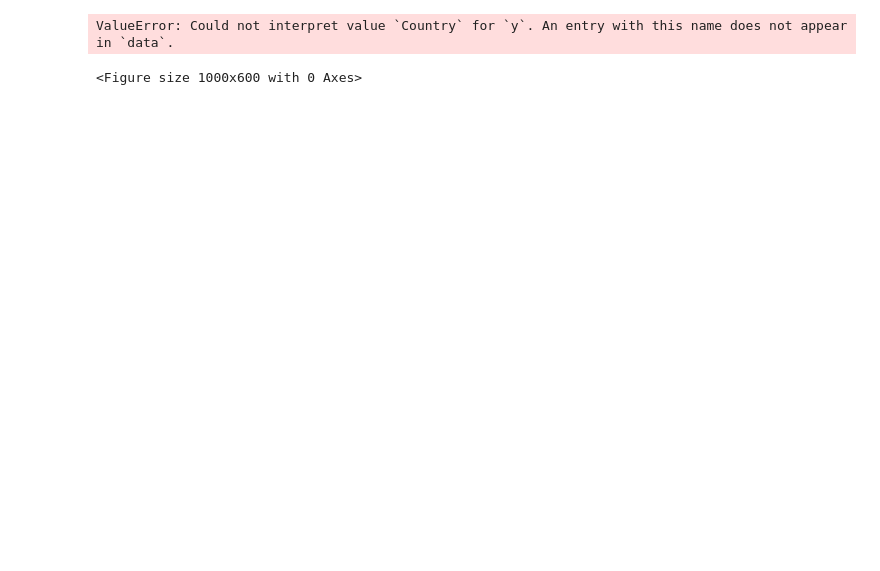
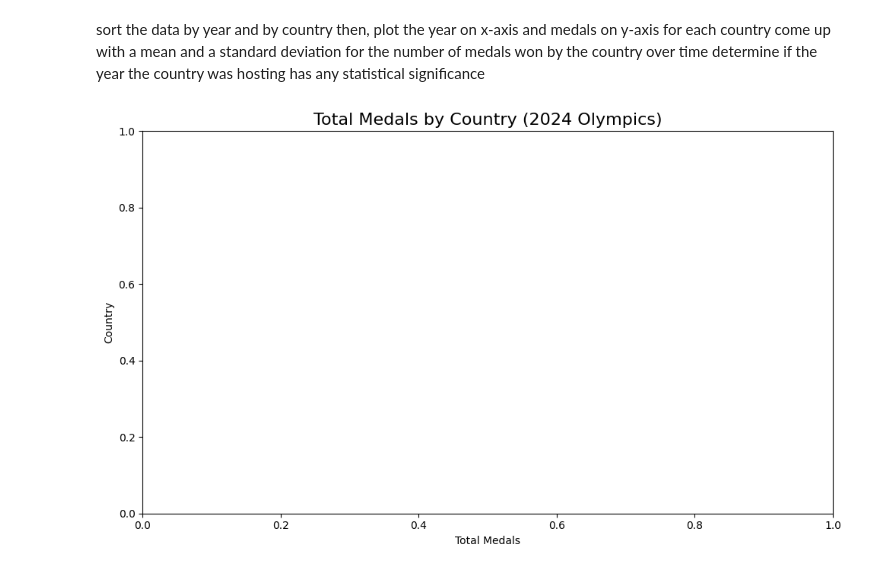
Before and after one commit to rmkv95014/MCM, a Jupyter notebook: Problem_C/data_processing.ipynb, the cells around one changed output. Saved outputs shown, nothing was run; the diff lists cells and outputs as text; code cells hidden in the pictures; blank space fills up the shorter version.

```diff
--- a/Problem_C/data_processing.ipynb
+++ b/Problem_C/data_processing.ipynb
@@ -10,18 +77,21 @@ programs_data = pd.read_csv('2025_Problem_C_Data\summerOly_programs.csv', encodi
+# %% [markdown]
+sort the data by year and by country
+then, plot the year on x-axis and medals on y-axis for each country
+come up with a mean and a standard deviation for the number of medals won by the country over time determine if the year the country was hosting has any statistical significance
 # %%
 # Example 1: Bar Plot of Total Medals by Country
 plt.figure(figsize=(10, 6))
 medal_data['Total Medals'] = medal_data['Gold'] + medal_data['Silver'] + medal_data['Bronze']
 medal_data_sorted = medal_data.sort_values(by='Total Medals', ascending=False)
 
-sns.barplot(x='Total Medals', y='Country', data=medal_data_sorted, palette='viridis')
+# sns.barplot(x='Total Medals', y='Country', data=medal_data_sorted, palette='viridis')
 plt.title('Total Medals by Country (2024 Olympics)', fontsize=16)
 plt.xlabel('Total Medals')
 plt.ylabel('Country')
 plt.tight_layout()
 plt.show()
 # %% [output]
-ValueError: Could not interpret value `Country` for `y`. An entry with this name does not appear in `data`.
-<Figure size 1000x600 with 0 Axes>
+[figure, added]
 # %%
 # Example 2: Line Plot for Number of Events Over Time
 if 'Year' in events_data.columns and 'Event Count' in events_data.columns:
```
Also changed, not shown: parts of 8 cells of this notebook, 1 other file.
